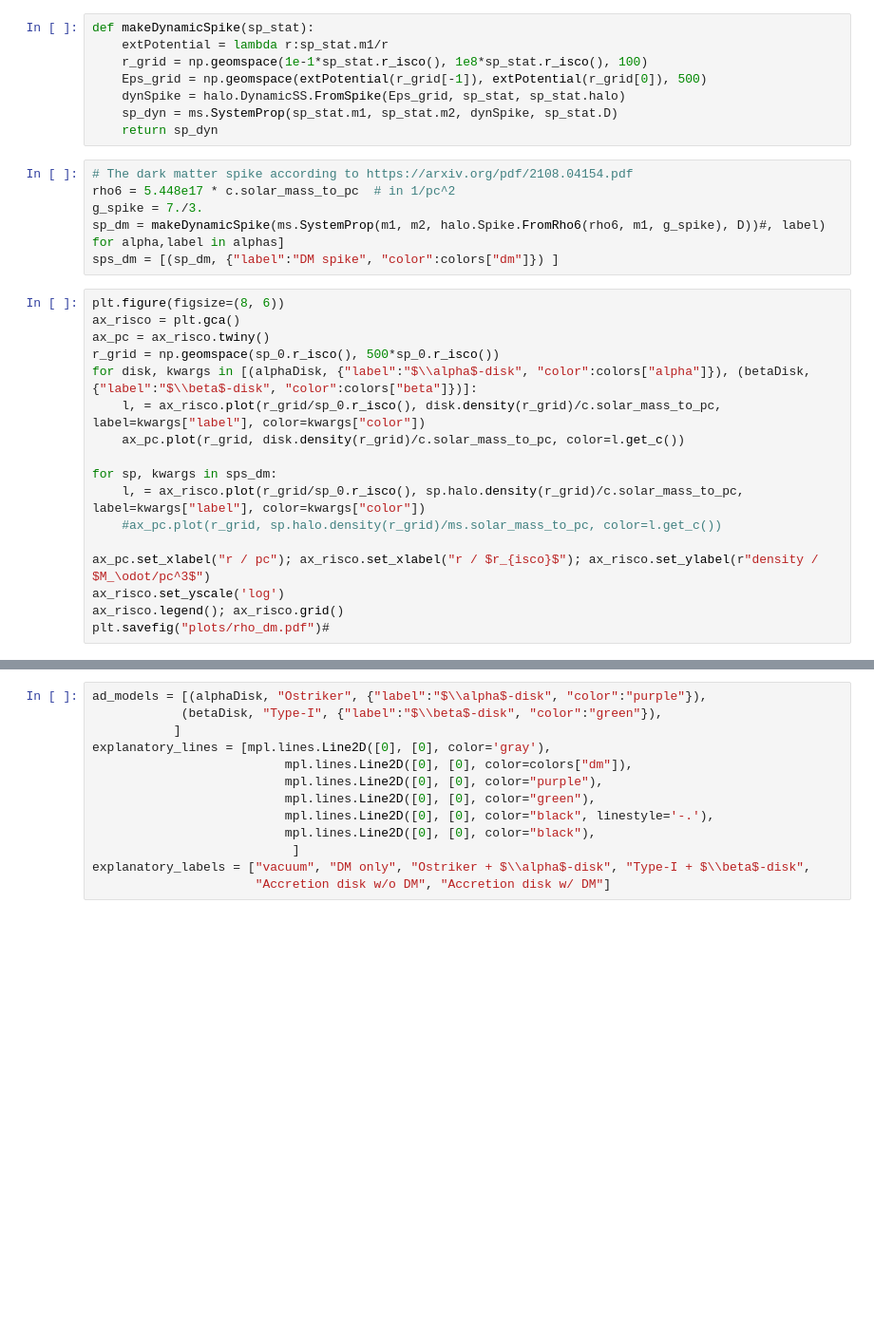
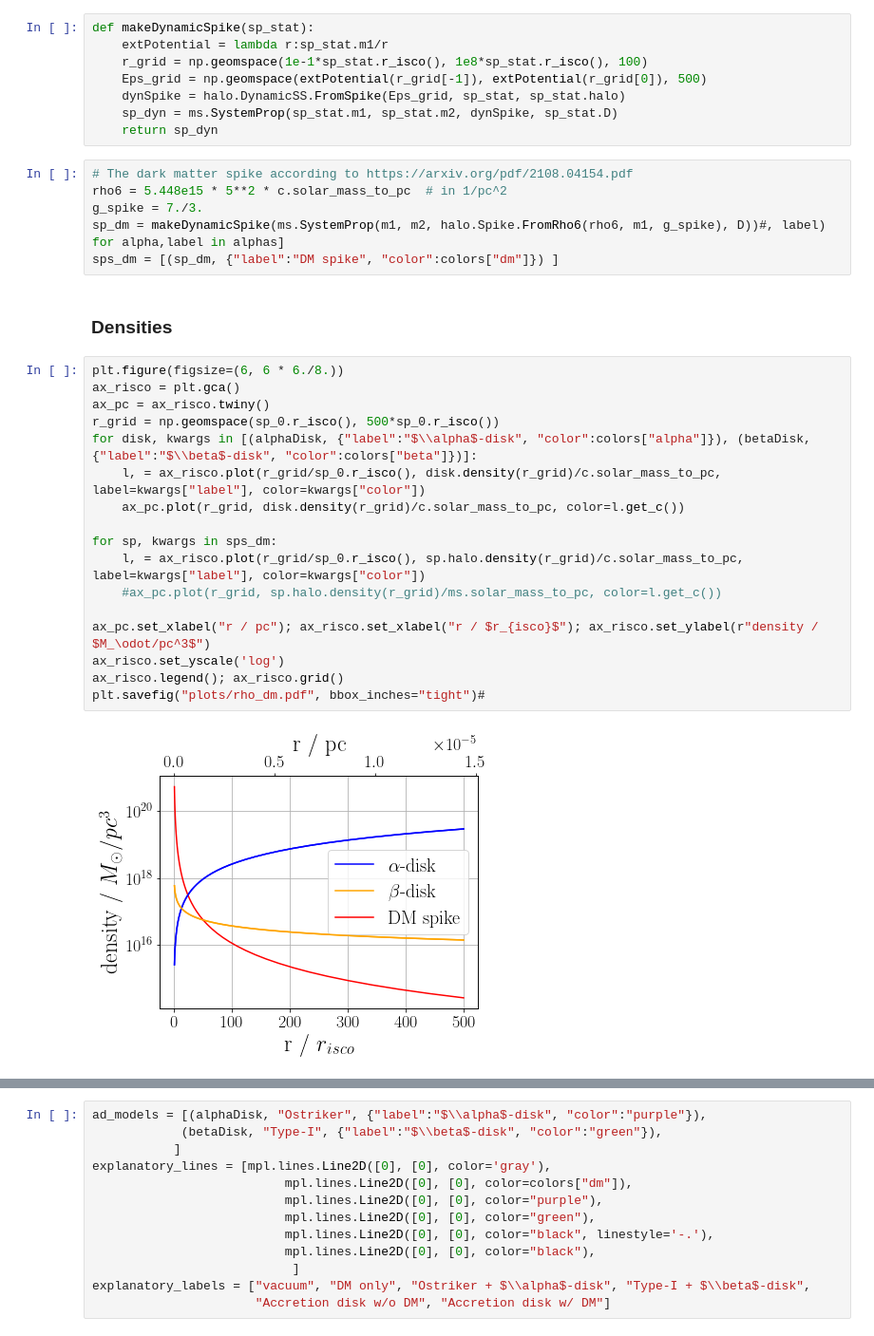
Before and after one commit to DMGW-Goethe/imripy, a Jupyter notebook: examples/AccretionDiskvsDarkMatter.ipynb, the cells around one changed output, grey strips where cells are left out. Shown: that part at 95% size. Drawn from its saved outputs; the diff is of its cells as text; blank space fills up the shorter version.

```diff
--- a/examples/AccretionDiskvsDarkMatter.ipynb
+++ b/examples/AccretionDiskvsDarkMatter.ipynb
@@ -208,24 +195,28 @@ def makeDynamicSpike(sp_stat):
     return sp_dyn
 # %%
 # The dark matter spike according to https://arxiv.org/pdf/2108.04154.pdf
-rho6 = 5.448e17 * c.solar_mass_to_pc  # in 1/pc^2
+rho6 = 5.448e15 * 5**2 * c.solar_mass_to_pc  # in 1/pc^2
 g_spike = 7./3.
 sp_dm = makeDynamicSpike(ms.SystemProp(m1, m2, halo.Spike.FromRho6(rho6, m1, g_spike), D))#, label) for alpha,label in alphas]
 sps_dm = [(sp_dm, {"label":"DM spike", "color":colors["dm"]}) ]
+# %% [markdown]
+### Densities
 # %%
-plt.figure(figsize=(8, 6))
+plt.figure(figsize=(6, 6 * 6./8.))
 ax_risco = plt.gca()
 ax_pc = ax_risco.twiny()
 r_grid = np.geomspace(sp_0.r_isco(), 500*sp_0.r_isco())
 for disk, kwargs in [(alphaDisk, {"label":"$\\alpha$-disk", "color":colors["alpha"]}), (betaDisk, {"label":"$\\beta$-disk", "color":colors["beta"]})]:
     l, = ax_risco.plot(r_grid/sp_0.r_isco(), disk.density(r_grid)/c.solar_mass_to_pc, label=kwargs["label"], color=kwargs["color"])
     ax_pc.plot(r_grid, disk.density(r_grid)/c.solar_mass_to_pc, color=l.get_c())
 
 for sp, kwargs in sps_dm:
     l, = ax_risco.plot(r_grid/sp_0.r_isco(), sp.halo.density(r_grid)/c.solar_mass_to_pc, label=kwargs["label"], color=kwargs["color"])
     #ax_pc.plot(r_grid, sp.halo.density(r_grid)/ms.solar_mass_to_pc, color=l.get_c())
 
 ax_pc.set_xlabel("r / pc"); ax_risco.set_xlabel("r / $r_{isco}$"); ax_risco.set_ylabel(r"density / $M_\odot/pc^3$")
 ax_risco.set_yscale('log')
 ax_risco.legend(); ax_risco.grid()
-plt.savefig("plots/rho_dm.pdf")#
+plt.savefig("plots/rho_dm.pdf", bbox_inches="tight")#
+# %% [output]
+[figure, added]
```
Also changed, not shown: parts of 23 cells of this notebook, 2 other files.
